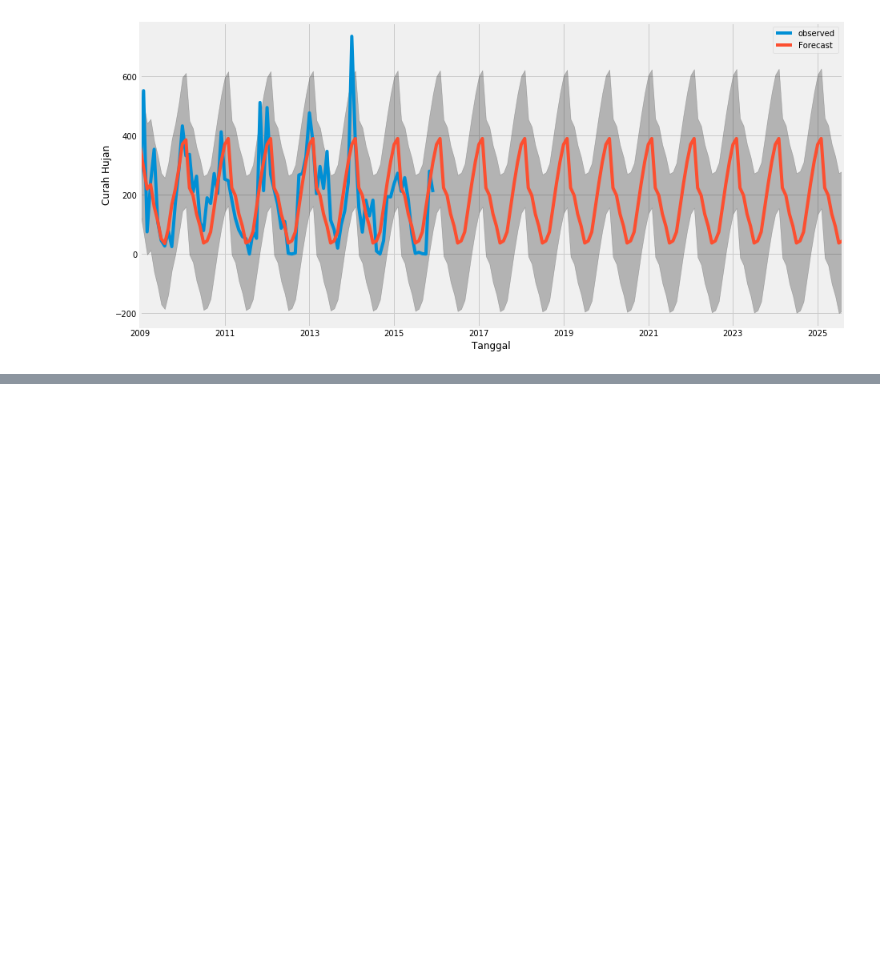
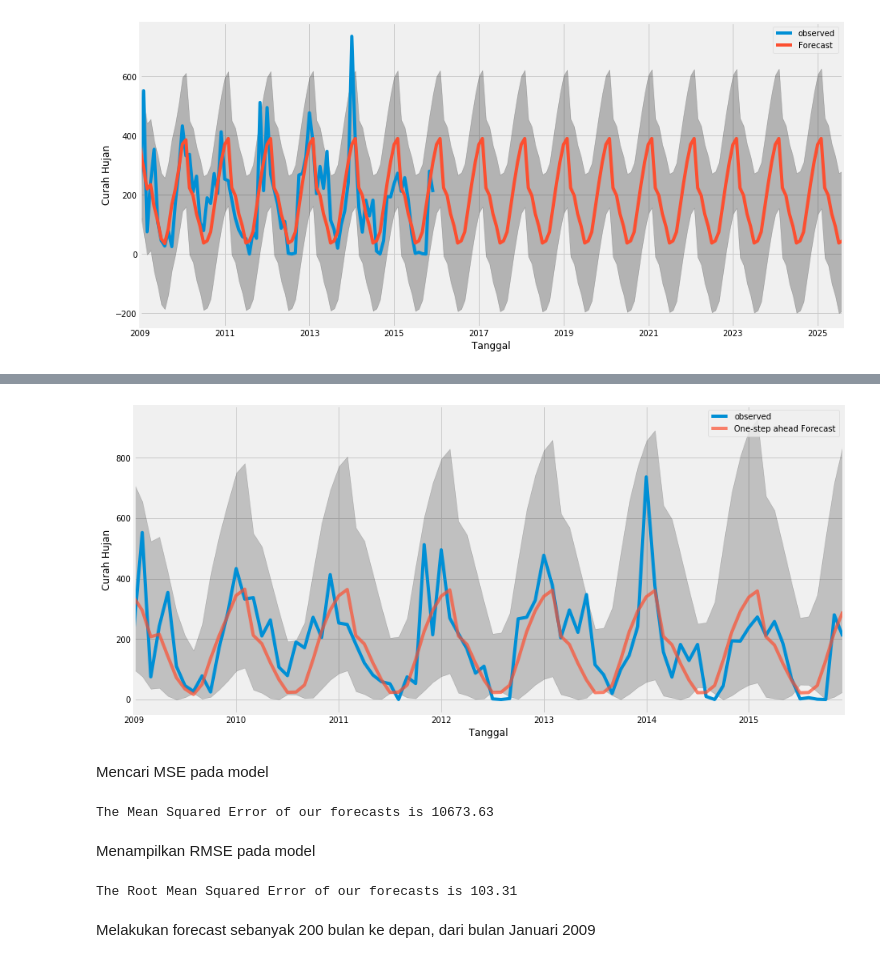
Before and after one commit to ichlasulamal12/time-series, a Jupyter notebook: curah hujan.ipynb, the cells around one changed output, grey strips where cells are left out. Cells and saved outputs as stored; diff of their text form; code cells hidden in the pictures; blank space fills up the shorter version.

```diff
--- a/curah hujan.ipynb
+++ b/curah hujan.ipynb
@@ -409,0 +527,37 @@ plt.show()
+# %%
+pred2 = results2.get_prediction(pd.to_datetime('2009-01-01'), pd.to_datetime('2015-12-01'), dynamic=False)
+pred_ci2 = pred2.conf_int()
+# %%
+pred2_1=pred2.predicted_mean
+pred2_2=pred2_1**2
+# %%
+pred_ci2_1=pred_ci2**2
+# %%
+ax = tsTesting['2009':].plot(label='observed')
+pred2_2.plot(ax=ax, label='One-step ahead Forecast', alpha=.7, figsize=(14, 7))
+ax.fill_between(pred_ci2_1.index,
+                pred_ci2_1.iloc[:, 0],
+                pred_ci2_1.iloc[:, 1], color='k', alpha=.2)
+ax.set_xlabel('Tanggal')
+ax.set_ylabel('Curah Hujan')
+plt.legend()
+plt.show()
+# %% [output]
+[figure, added]
+# %% [markdown]
+Mencari MSE pada model
+# %%
+ts_forecasted = pred2_2
+ts_truth = tsTesting['2009-01-01':]
+mse = ((ts_forecasted - ts_truth) ** 2).mean()
+print('The Mean Squared Error of our forecasts is {}'.format(round(mse, 2)))
+# %% [output]
+The Mean Squared Error of our forecasts is 10673.63
+# %% [markdown]
+Menampilkan RMSE pada model
+# %%
+print('The Root Mean Squared Error of our forecasts is {}'.format(round(np.sqrt(mse), 2)))
+# %% [output]
+The Root Mean Squared Error of our forecasts is 103.31
+# %% [markdown]
+Melakukan forecast sebanyak 200 bulan ke depan, dari bulan Januari 2009
```
Also changed, not shown: parts of 29 cells of this notebook.
